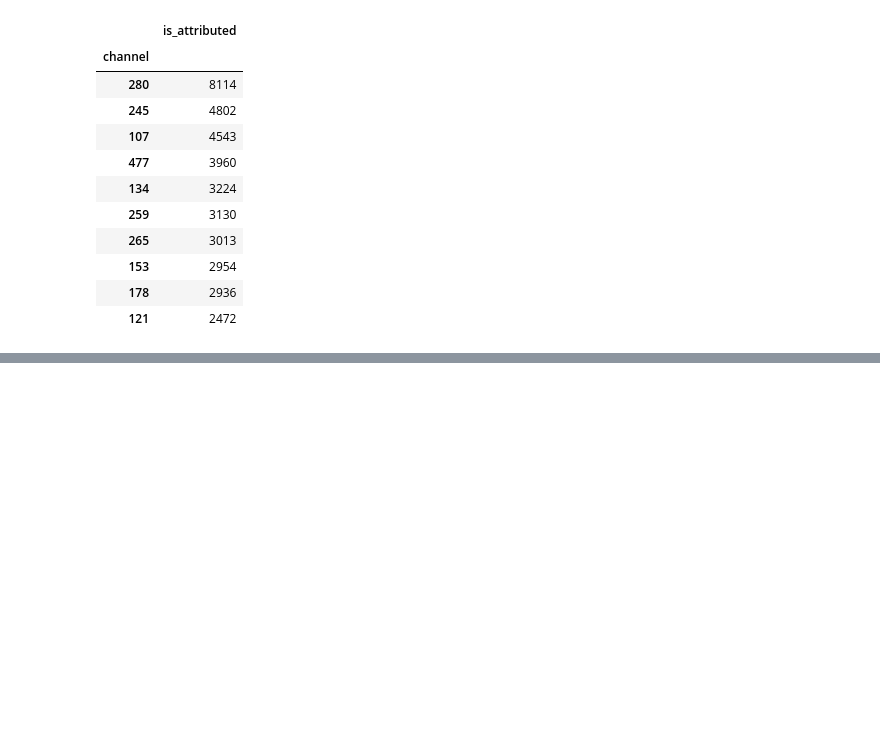
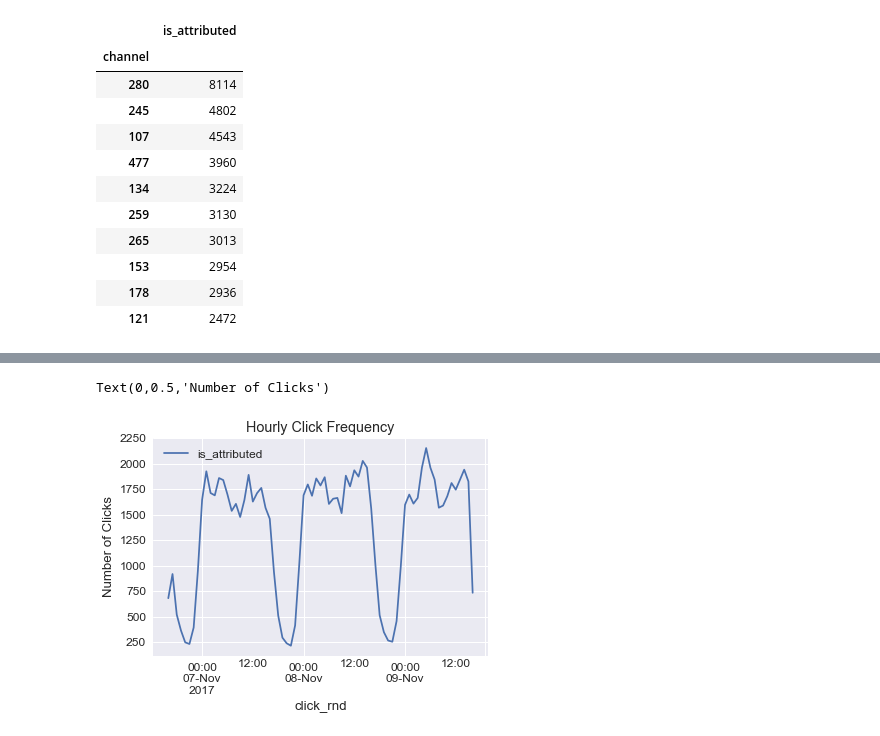
Before and after one commit to corazzon/KaggleStruggle, a Jupyter notebook: talkingdata-adtracking-fraud-detection/ad_fraud_detection_eda.ipynb, the cells around one changed output, grey strips where cells are left out. Drawn from its saved outputs; the diff is of its cells as text; code cells hidden in the pictures; blank space fills up the shorter version.

Commit message:
time patterns

```diff
--- a/talkingdata-adtracking-fraud-detection/ad_fraud_detection_eda.ipynb
+++ b/talkingdata-adtracking-fraud-detection/ad_fraud_detection_eda.ipynb
@@ -594,0 +597,3 @@ counts[:10]
+# %%
+sample['click_rnd'] = sample['click_time'].dt.round('H')
+sample['click_rnd'][:3]
@@ -594,0 +605,7 @@ counts[:10]
+# %%
+sample[['click_rnd', 'is_attributed']].groupby(['click_rnd'], as_index=True).count().plot()
+plt.title('Hourly Click Frequency')
+plt.ylabel('Number of Clicks')
+# %% [output]
+Text(0,0.5,'Number of Clicks')
+[figure, added]
```
Also changed, not shown: parts of 4 cells of this notebook.
